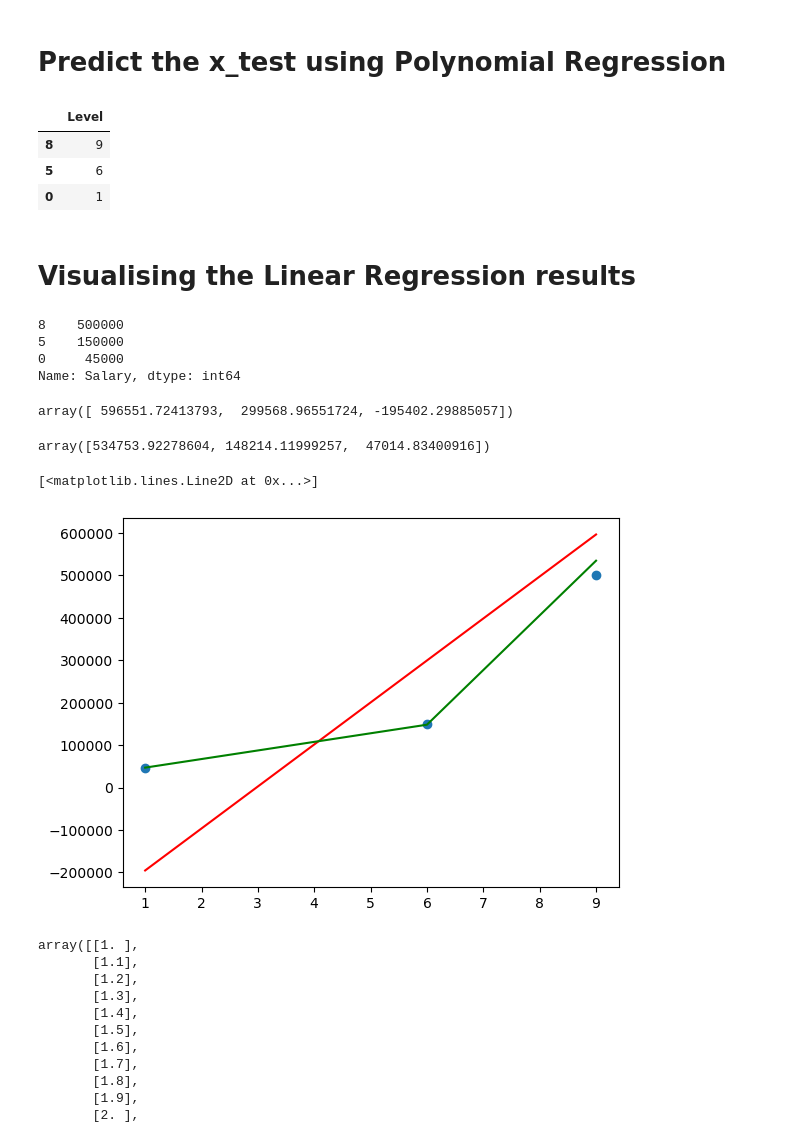
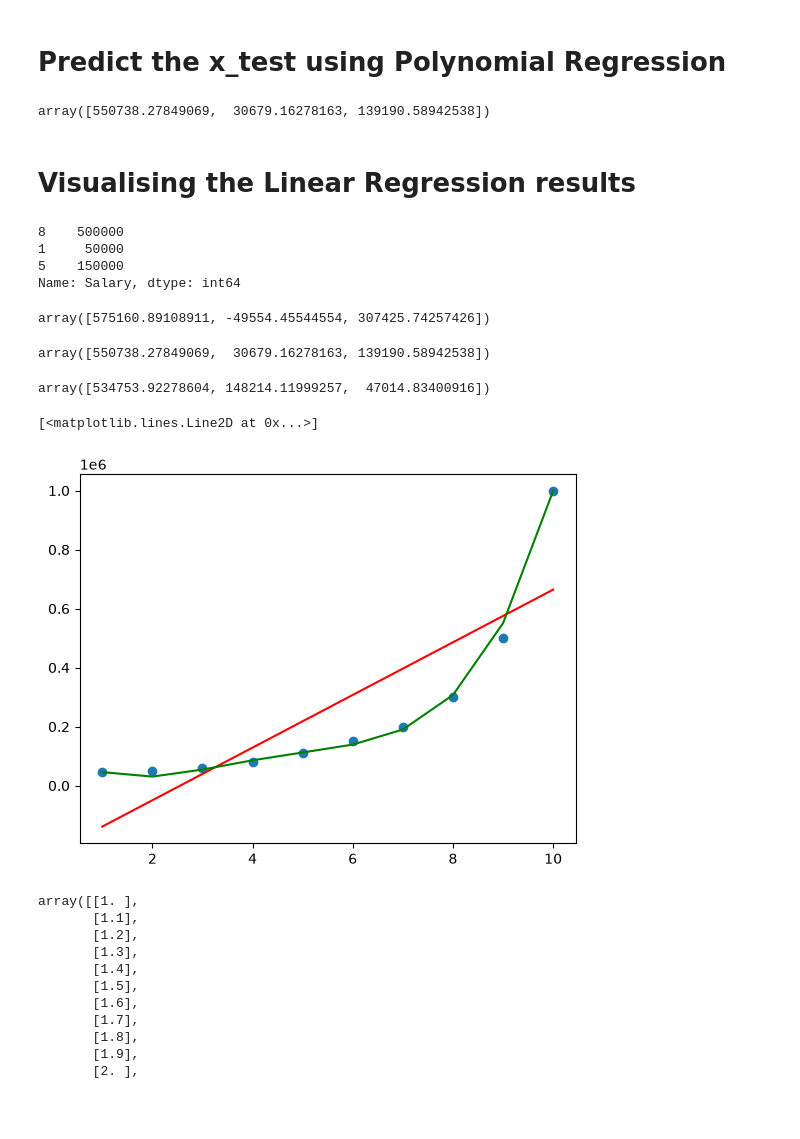
Before and after one commit to Jarvish1xyz/Sem-5, a Jupyter notebook: ML/Lab-5/Lab5_EMPTY.ipynb, the cells around one changed output. Saved outputs shown, nothing was run; the diff lists cells and outputs as text; code cells hidden in the pictures; blank space fills up the shorter version.

```diff
--- a/ML/Lab-5/Lab5_EMPTY.ipynb
+++ b/ML/Lab-5/Lab5_EMPTY.ipynb
@@ -242,2 +243,9 @@ from sklearn.preprocessing import PolynomialFeatures
 # %% [markdown]
 ## create PolynomialFeatures of degree 4
+# %%
+df = pd.read_csv("Position_Salaries.csv")
+# %%
+x = df.drop(columns=['Salary', 'Position'])
+x
+y = df.Salary
+y
@@ -244,5 +264,7 @@ from sklearn.preprocessing import PolynomialFeatures
 # %%
 poly = PolynomialFeatures(degree=4)
+# %%
+xTrain, xTest, yTrain, yTest = train_test_split(x, y, test_size=0.3, random_state=42)
 # %% [markdown]
 ## Apply fit_transform to features
 # %%
@@ -278,30 +331,37 @@ yPredict = polyModel.predict(xTestPoly)
 # %% [markdown]
 # Predict the x_test using Polynomial Regression
 # %%
-x_test
+yPredictPoly = polyModel.predict(xTestPoly)
+yPredictPoly
 # %% [output]
-|  | Level |
-| 8 | 9 |
-| 5 | 6 |
-| 0 | 1 |
+array([550738.27849069,  30679.16278163, 139190.58942538])
 # %% [markdown]
 # Visualising the Linear Regression results
 # %%
+yTest
 # %% [output]
 8    500000
+1     50000
 5    150000
-0     45000
 Name: Salary, dtype: int64
 # %%
+yPredict
 # %% [output]
-array([ 596551.72413793,  299568.96551724, -195402.29885057])
+array([575160.89108911, -49554.45544554, 307425.74257426])
+# %%
+yPredictPoly
+# %% [output]
+array([550738.27849069,  30679.16278163, 139190.58942538])
 # %%
 # %% [output]
 array([534753.92278604, 148214.11999257,  47014.83400916])
 # %%
+plt.scatter(x,y)
+plt.plot(x, model.predict(x), c="r")
+plt.plot(x, polyModel.predict(poly.fit_transform(x)), c="g")
 # %% [output]
 [<matplotlib.lines.Line2D at 0x...>]
-[figure, old version]
+[figure, new version]
 # %%
 import numpy as np
 # %%
```
Also changed, not shown: parts of 5 cells of this notebook, 5 other files.
